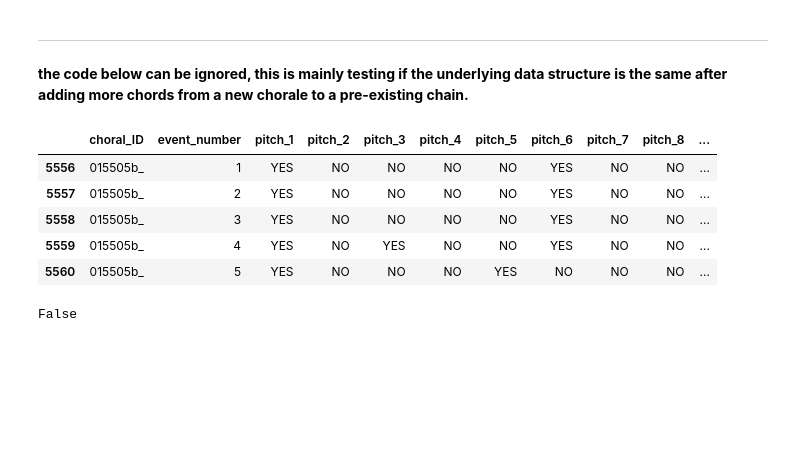
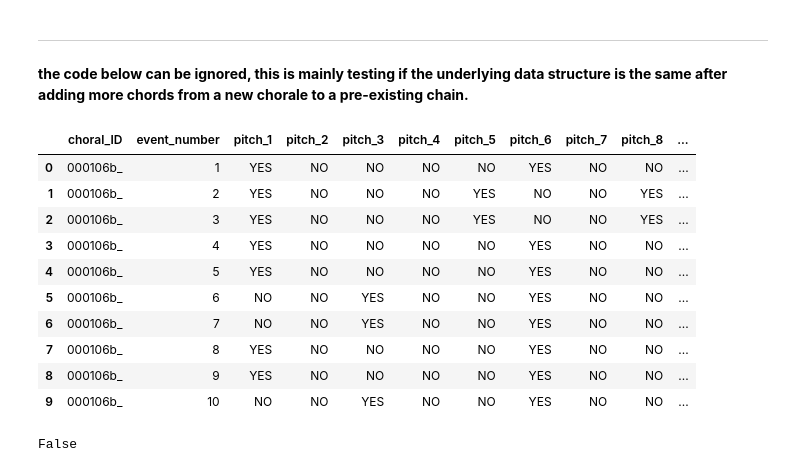
Before and after one commit to CarmineCella/Music30_preliminary, a Jupyter notebook: notebooks/nb2/markovtext.ipynb, the cells around one changed output. Cells and saved outputs as stored; diff of their text form; code cells hidden in the pictures; blank space fills up the shorter version.

```diff
--- a/notebooks/nb2/markovtext.ipynb
+++ b/notebooks/nb2/markovtext.ipynb
@@ -134,15 +228,20 @@ F G A A G F Eb Eb Ab Ab
 
 **the code below can be ignored, this is mainly testing if the underlying data structure is the same after adding more chords from a new chorale to a pre-existing chain.**
 # %%
-first = df[df['choral_ID'] == '015505b_']
-first.head()
+first = df[df['choral_ID'] == '000106b_']
+first.head(10)
 # %% [output]
 |  | choral_ID | event_number | pitch_1 | pitch_2 | pitch_3 | pitch_4 | pitch_5 | pitch_6 | pitch_7 | pitch_8 | ... |
-| 5556 | 015505b_ | 1 | YES | NO | NO | NO | NO | YES | NO | NO | ... |
-| 5557 | 015505b_ | 2 | YES | NO | NO | NO | NO | YES | NO | NO | ... |
-| 5558 | 015505b_ | 3 | YES | NO | NO | NO | NO | YES | NO | NO | ... |
-| 5559 | 015505b_ | 4 | YES | NO | YES | NO | NO | YES | NO | NO | ... |
-| 5560 | 015505b_ | 5 | YES | NO | NO | NO | YES | NO | NO | NO | ... |
+| 0 | 000106b_ | 1 | YES | NO | NO | NO | NO | YES | NO | NO | ... |
+| 1 | 000106b_ | 2 | YES | NO | NO | NO | YES | NO | NO | YES | ... |
+| 2 | 000106b_ | 3 | YES | NO | NO | NO | YES | NO | NO | YES | ... |
+| 3 | 000106b_ | 4 | YES | NO | NO | NO | NO | YES | NO | NO | ... |
+| 4 | 000106b_ | 5 | YES | NO | NO | NO | NO | YES | NO | NO | ... |
+| 5 | 000106b_ | 6 | NO | NO | YES | NO | NO | YES | NO | NO | ... |
+| 6 | 000106b_ | 7 | NO | NO | YES | NO | NO | YES | NO | NO | ... |
+| 7 | 000106b_ | 8 | YES | NO | NO | NO | NO | YES | NO | NO | ... |
+| 8 | 000106b_ | 9 | YES | NO | NO | NO | NO | YES | NO | NO | ... |
+| 9 | 000106b_ | 10 | NO | NO | YES | NO | NO | YES | NO | NO | ... |
 # %%
 bach_chain = Chain()
 bach_chain.build(first['chord_label'])
```
Also changed, not shown: parts of 10 cells of this notebook, 2 other files.
